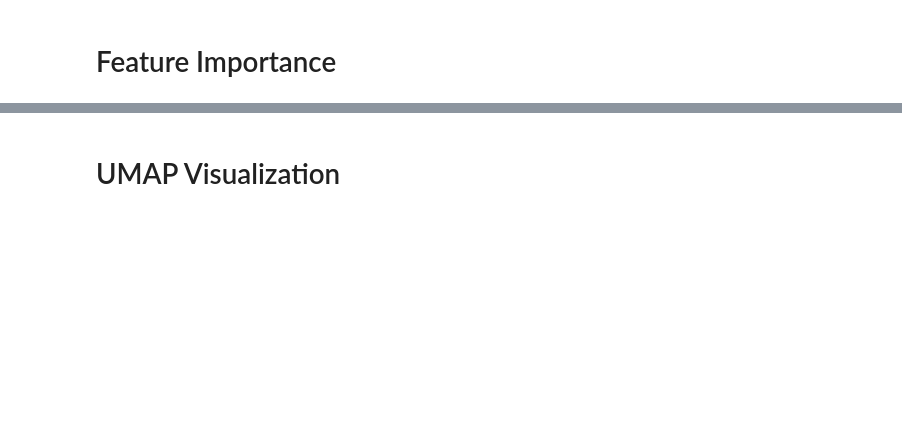
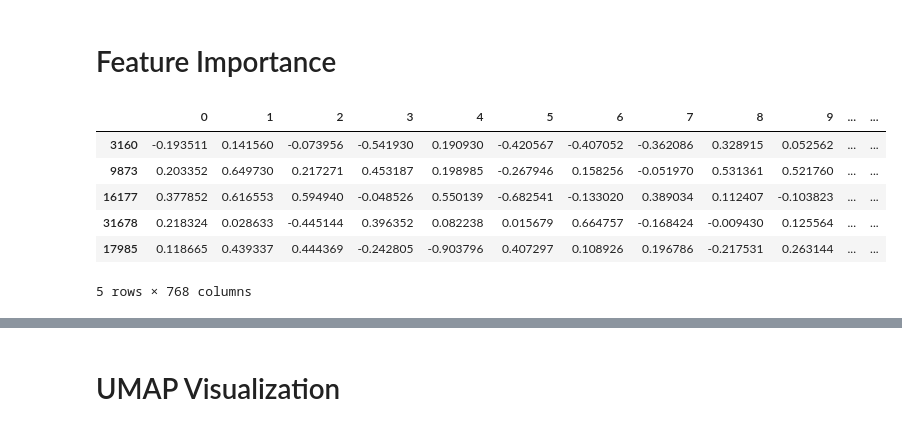
Before and after one commit to ErezSC42/bert_pos_analysis, a Jupyter notebook: data_exploration.ipynb, the cells around one changed output, grey strips where cells are left out. Cells and saved outputs as stored; diff of their text form; code cells hidden in the pictures; blank space fills up the shorter version.

```diff
--- a/data_exploration.ipynb
+++ b/data_exploration.ipynb
@@ -386,15 +397,23 @@ plt.title(f'BERT {chosen_bert_layer} layer feature Correlation Matrix', fontsize
 # %% [markdown]
 # Feature Importance
 # %%
-chosen_bert_layer = 4
+chosen_bert_layer = 12
 bert_results_path = os.path.join("bert_embeddings", f"bert_base_embedding_layer_{chosen_bert_layer}")
 
 embedding_df = pd.read_csv(bert_results_path, index_col=False)
 embedding_df.dropna(inplace=True)
 embedding_columns_list = [str(i) for i in list(range(768))]
 contextual_embedding_df = embedding_df[embedding_columns_list]
 
 contextual_embedding_df.sample(5)
+# %% [output]
+|  | 0 | 1 | 2 | 3 | 4 | 5 | 6 | 7 | 8 | 9 | ... | ... |
+| 3160 | -0.193511 | 0.141560 | -0.073956 | -0.541930 | 0.190930 | -0.420567 | -0.407052 | -0.362086 | 0.328915 | 0.052562 | ... | ... |
+| 9873 | 0.203352 | 0.649730 | 0.217271 | 0.453187 | 0.198985 | -0.267946 | 0.158256 | -0.051970 | 0.531361 | 0.521760 | ... | ... |
+| 16177 | 0.377852 | 0.616553 | 0.594940 | -0.048526 | 0.550139 | -0.682541 | -0.133020 | 0.389034 | 0.112407 | -0.103823 | ... | ... |
+| 31678 | 0.218324 | 0.028633 | -0.445144 | 0.396352 | 0.082238 | 0.015679 | 0.664757 | -0.168424 | -0.009430 | 0.125564 | ... | ... |
+| 17985 | 0.118665 | 0.439337 | 0.444369 | -0.242805 | -0.903796 | 0.407297 | 0.108926 | 0.196786 | -0.217531 | 0.263144 | ... | ... |
+5 rows × 768 columns
 # %%
 X = contextual_embedding_df.values  #(43323, 768)
 y = embedding_df["label_idx"]
```
Also changed, not shown: parts of 5 cells of this notebook, 3 other files.
